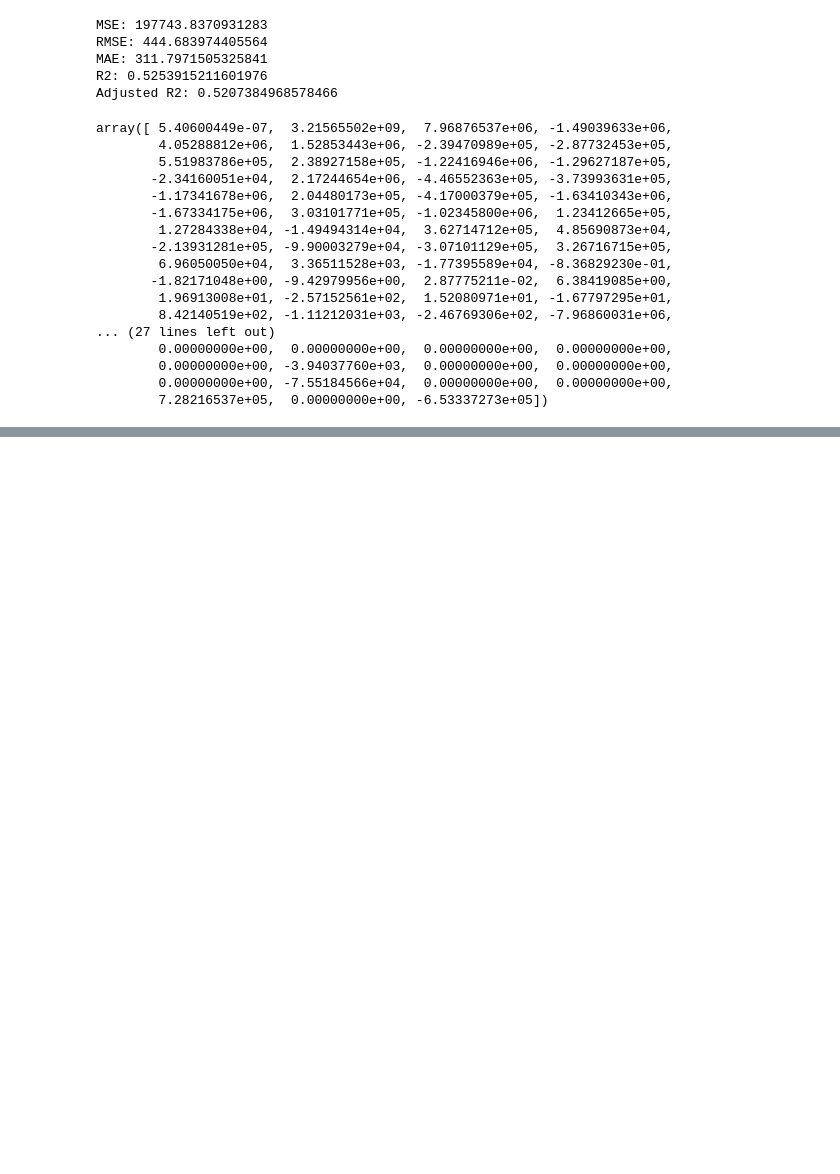
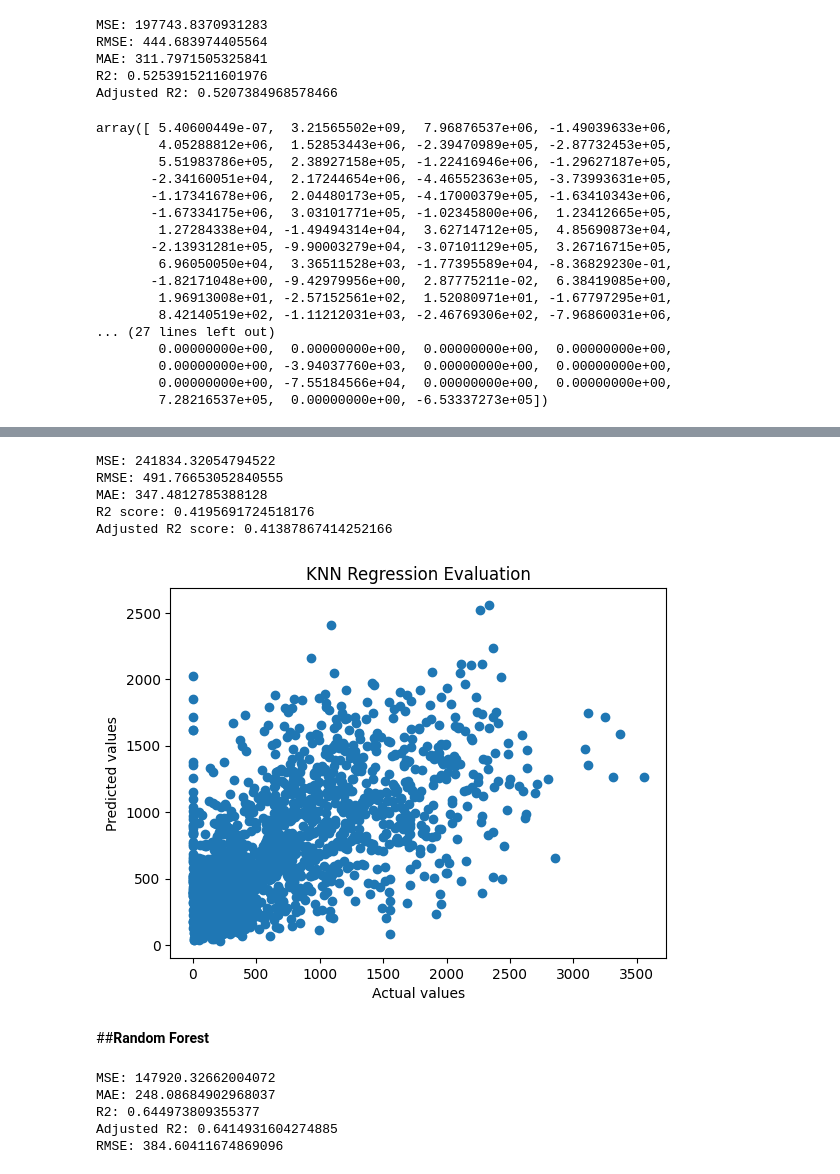
Before and after one commit to shwe-hg/Capstone-Project-On-ML-Regression-, a Jupyter notebook: Project_on_regression.ipynb, the cells around one changed output, grey strips where cells are left out. Drawn from its saved outputs; the diff is of its cells as text; code cells hidden in the pictures; blank space fills up the shorter version.

```diff
--- a/Project_on_regression.ipynb
+++ b/Project_on_regression.ipynb
@@ -1197,0 +1282,68 @@ array([ 5.40600449e-07,  3.21565502e+09,  7.96876537e+06, -1.49039633e+06,
+# %%
+# Calculating performance metrics
+mse = mean_squared_error(Y_test, Y_pred)
+rmse = np.sqrt(mse)
+mae = mean_absolute_error(Y_test, Y_pred)
+r2 = r2_score(Y_test, Y_pred)
+adj_r2 = 1 - (1 - r2) * ((X_test.shape[0] - 1) / (X_test.shape[0] - X_test.shape[1] - 1))
+
+# Printing performance metrics
+print("MSE:", mse)
+print("RMSE:", rmse)
+print("MAE:", mae)
+print("R2 score:", r2)
+print("Adjusted R2 score:", adj_r2)
+# %% [output]
+MSE: 241834.32054794522
+RMSE: 491.76653052840555
+MAE: 347.4812785388128
+R2 score: 0.4195691724518176
+Adjusted R2 score: 0.41387867414252166
+# %%
+from sklearn.neighbors import KNeighborsRegressor
+knn = KNeighborsRegressor(n_neighbors=5)
+knn.fit(X_train, Y_train)
+
+# make predictions on the testing set
+Y_pred = knn.predict(X_test)
+
+# create a scatter plot of the predicted values against the actual values
+plt.scatter(Y_test, Y_pred)
+plt.xlabel('Actual values')
+plt.ylabel('Predicted values')
+plt.title('KNN Regression Evaluation')
+plt.show()
+# %% [output]
+[figure, added]
+# %% [markdown]
+##**Random Forest**
+# %%
+from sklearn.ensemble import RandomForestRegressor
+
+# train your random forest regression model
+rf = RandomForestRegressor()
+rf.fit(X_train, Y_train)
+
+# make predictions on the testing set
+Y_pred = rf.predict(X_test)
+
+# calculate the evaluation metrics
+mse = mean_squared_error(Y_test, Y_pred)
+mae = mean_absolute_error(Y_test, Y_pred)
+r2 = r2_score(Y_test, Y_pred)
+n = X_test.shape[0]
+p = X_test.shape[1]
+adjusted_r2 = 1 - (1 - r2) * ((n - 1) / (n - p - 1))
+rmse = np.sqrt(mse)
+
+print("MSE:", mse)
+print("MAE:", mae)
+print("R2:", r2)
+print("Adjusted R2:", adjusted_r2)
+print("RMSE:", rmse)
+# %% [output]
+MSE: 147920.32662004072
+MAE: 248.08684902968037
+R2: 0.644973809355377
+Adjusted R2: 0.6414931604274885
+RMSE: 384.60411674869096
```
Also changed, not shown: parts of 16 cells of this notebook.
